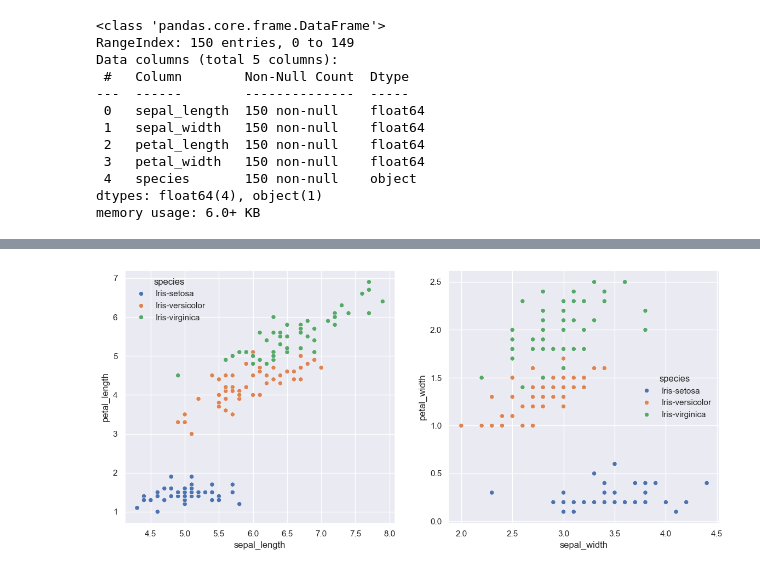
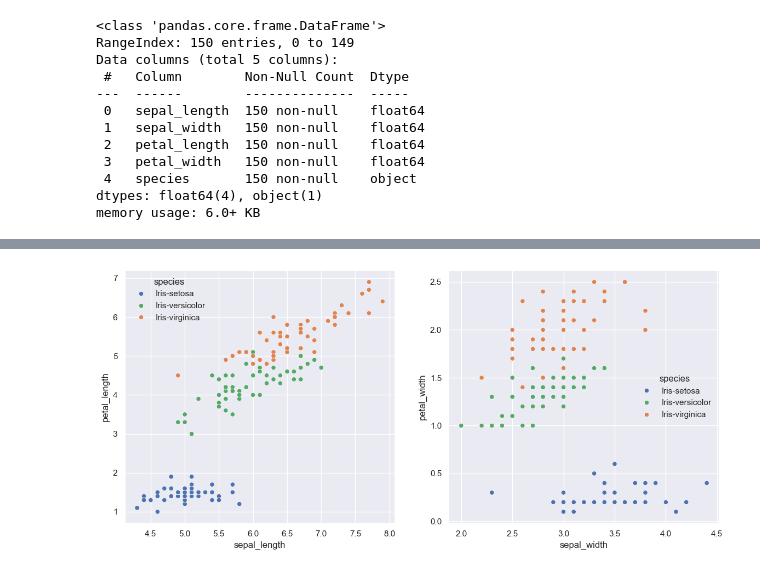
Before and after one commit to totatorbj/su-mt4007, a Jupyter notebook: HW3/HW3_investigation.ipynb, the cells around one changed output, grey strips where cells are left out. Saved outputs shown, nothing was run; the diff lists cells and outputs as text; code cells hidden in the pictures.

```diff
--- a/HW3/HW3_investigation.ipynb
+++ b/HW3/HW3_investigation.ipynb
@@ -129,12 +91,13 @@ sns.axes_style()
 # %%
 sns.set_theme(rc={'legend.frameon':False}) # to remove background and frame for the legends
+sns.set_palette(['#4c72b0', '#55a868', '#dd8452', '#c44e52', '#8172b3', '#937860', '#da8bc3', '#8c8c8c', '#ccb974', '#64b5cd'])
 fig, axs = plt.subplots(1,2, figsize=(14,6))
 sns.scatterplot(data=IRIS_data_df, x="sepal_length", y= "petal_length", hue="species",ax=axs[0])
 # sns.scatterplot(data=IRIS_data_df, x="sepal_length", y= "petal_length", hue="species",ax=axs[0], axs[0].legend(frameon=False))
 sns.scatterplot(data=IRIS_data_df, x="sepal_width", y= "petal_width", hue="species",ax=axs[1]);
 # ax.legend(loc='upper center', shadow=True, fontsize='x-large')
 # %% [output]
-[figure, old version]
+[figure, new version]
 # %%
 # sns.axes_style()
 # %%
```
Also changed, not shown: parts of 74 cells of this notebook.
